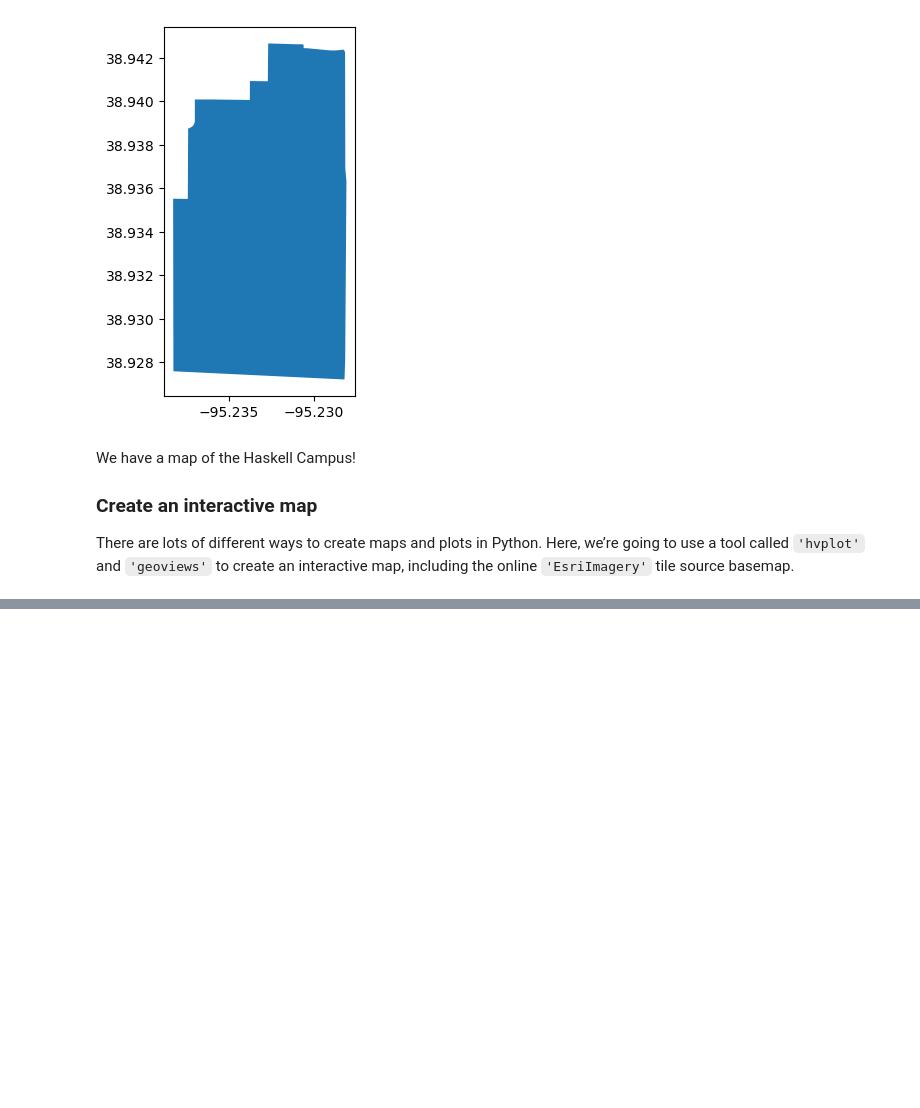
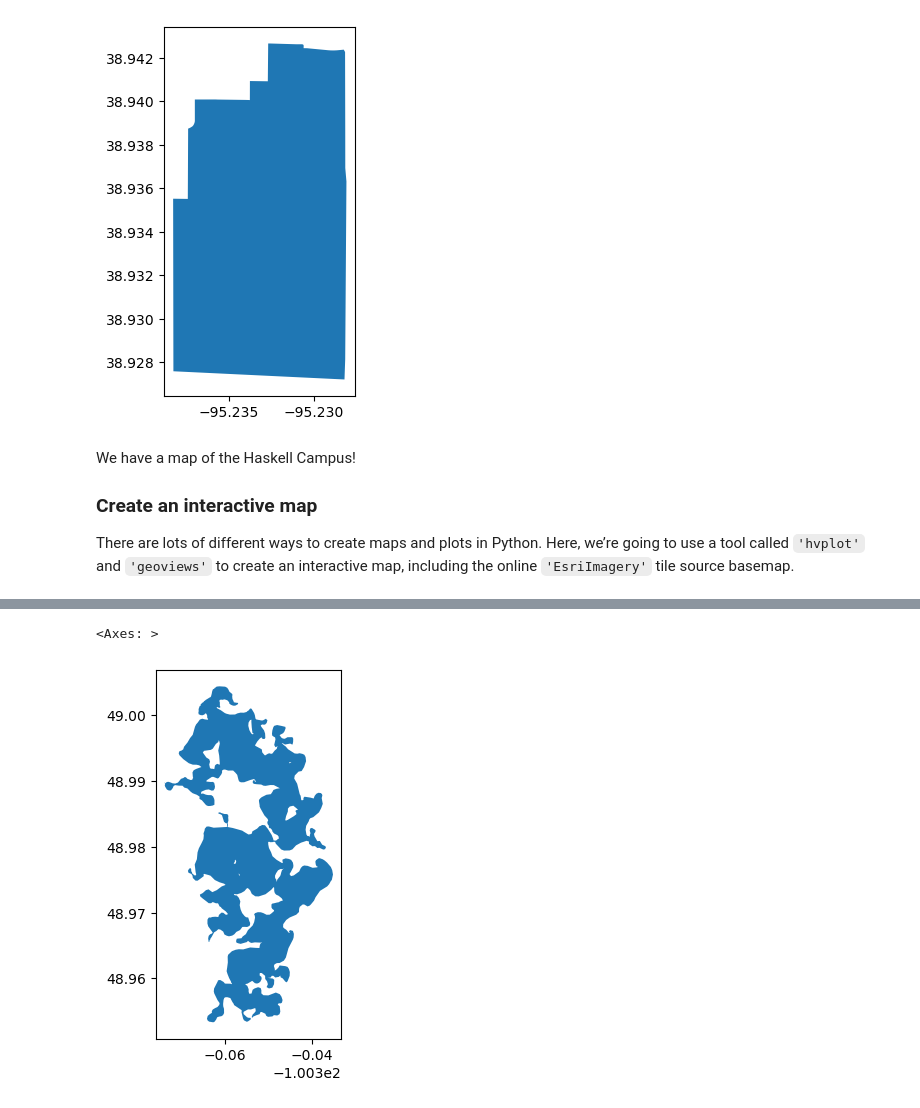
Before and after one commit to nym-veach/first-map, a Jupyter notebook: first-map.ipynb, the cells around one changed output, grey strips where cells are left out. Cells and saved outputs as stored; diff of their text form; code cells hidden in the pictures; blank space fills up the shorter version.

Commit message:
Added Lake Metigoshe State Park

```diff
--- a/first-map.ipynb
+++ b/first-map.ipynb
@@ -99,3 +99,9 @@ This will raise in a future version.
   warnings.warn(msg, FutureWarning)
 WARNING:bokeh.core.validation.check:W-1005 (FIXED_SIZING_MODE): 'fixed' sizing mode requires width and height to be set: figure(id='p1043', ...)
 [interactive output not drawn]
+# %%
+# Search for Lake Metigoshe
+lakemetigoshe_gdf = osm.features_from_address(
+    'Lake Metigoshe, Bottineau County, ND, United States',
+    {'water': ['lake']})
+lakemetigoshe_gdf
@@ -101,0 +112,5 @@ WARNING:bokeh.core.validation.check:W-1005 (FIXED_SIZING_MODE): 'fixed' sizing m
+# %%
+lakemetigoshe_gdf.plot()
+# %% [output]
+<Axes: >
+[figure, added]
```
Also changed, not shown: parts of 2 cells of this notebook, 1 other file.
